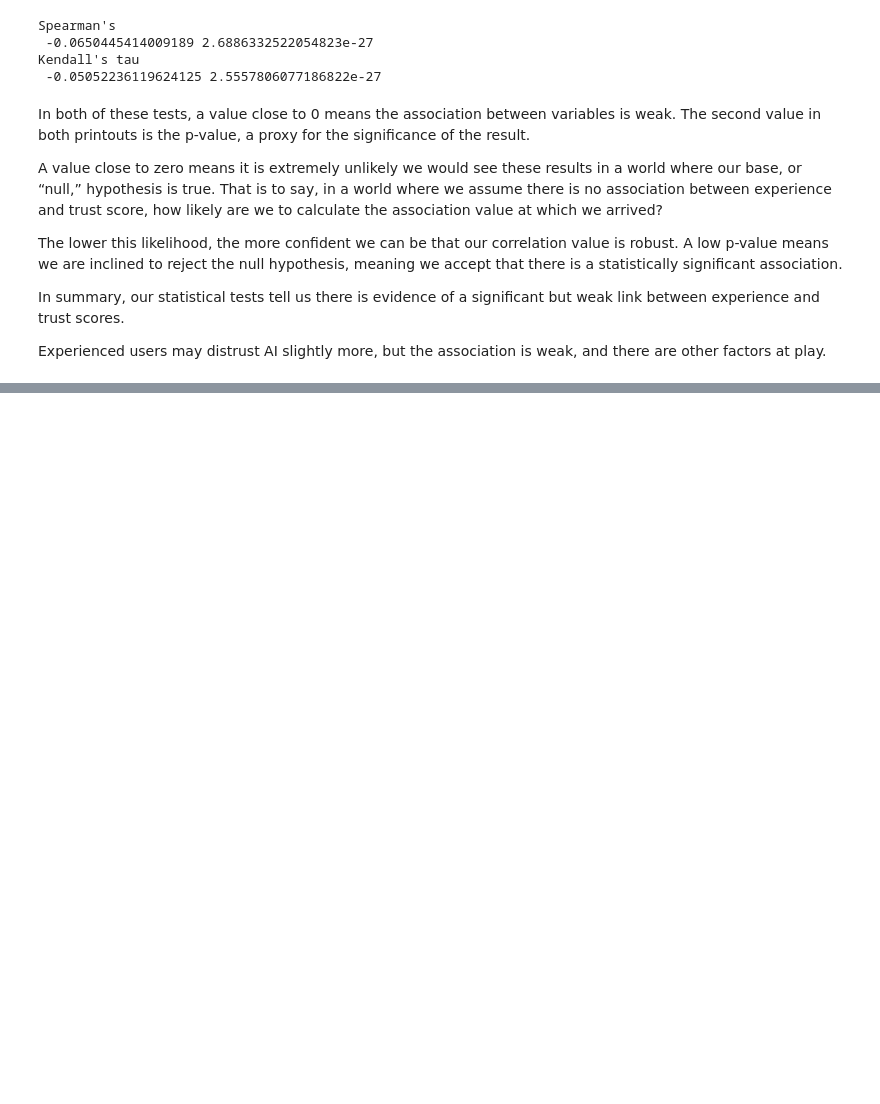
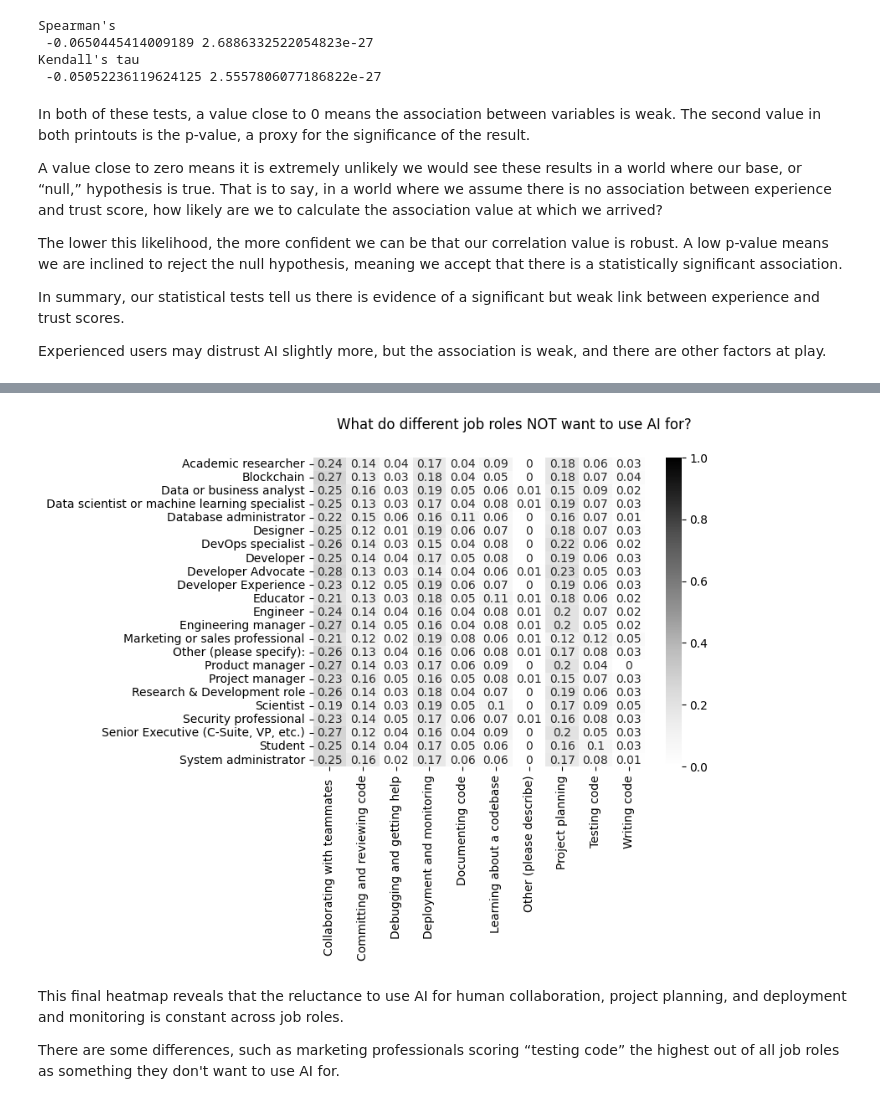
Before and after one commit to jeremysb1/data_analysis_projects, a Jupyter notebook: categorical_data.ipynb, the cells around one changed output, grey strips where cells are left out. Cells and saved outputs as stored; diff of their text form; code cells hidden in the pictures; blank space fills up the shorter version.

Commit message:
added final project analysis and conclusions

```diff
--- a/categorical_data.ipynb
+++ b/categorical_data.ipynb
@@ -898,0 +923,48 @@ Experienced users may distrust AI slightly more, but the association is weak, an
+# %%
+ai_users_not_int = (
+    pd.concat([survey, ai_not_interested_indicators], axis=1)
+    .dropna(subset=ai_not_interested_indicators.columns, how="any")
+)
+
+ai_users_not_int["job_category"] = ai_users_not_int["DevType"].replace(devtype_map)
+
+not_interested_job_dfs = []
+
+for col in ai_not_interested_indicators.columns:
+    option_df = (
+        ai_users_not_int[ai_users_not_int[col] == 1]
+        .dropna(subset="job_category")
+        .groupby("job_category")
+        .size()
+        .reset_index(name="count")
+        .assign(option=col)
+    )
+    not_interested_job_dfs.append(option_df)
+
+not_interested_options_vs_jobs = pd.concat(not_interested_job_dfs, axis=0, ignore_index=True)
+
+job_not_int_crosstab = (
+    pd.crosstab(index=not_interested_options_vs_jobs["option"],
+                columns=not_interested_options_vs_jobs["job_category"],
+                values=not_interested_options_vs_jobs["count"],
+                aggfunc="sum",
+                normalize="columns")
+    .transpose()
+)
+
+fig, axis = create_heatmap(
+    job_not_int_crosstab.round(2),
+    square=False
+)
+
+fig.suptitle("What do different job roles NOT want to use AI for?")
+
+axis.set(xlabel=None, ylabel=None)
+
+plt.show()
+# %% [output]
+[figure, added]
+# %% [markdown]
+This final heatmap reveals that the reluctance to use AI for human collaboration, project planning, and deployment and monitoring is constant across job roles.
+
+There are some differences, such as marketing professionals scoring “testing code” the highest out of all job roles as something they don't want to use AI for.
```
Also changed, not shown: parts of 3 cells of this notebook.
